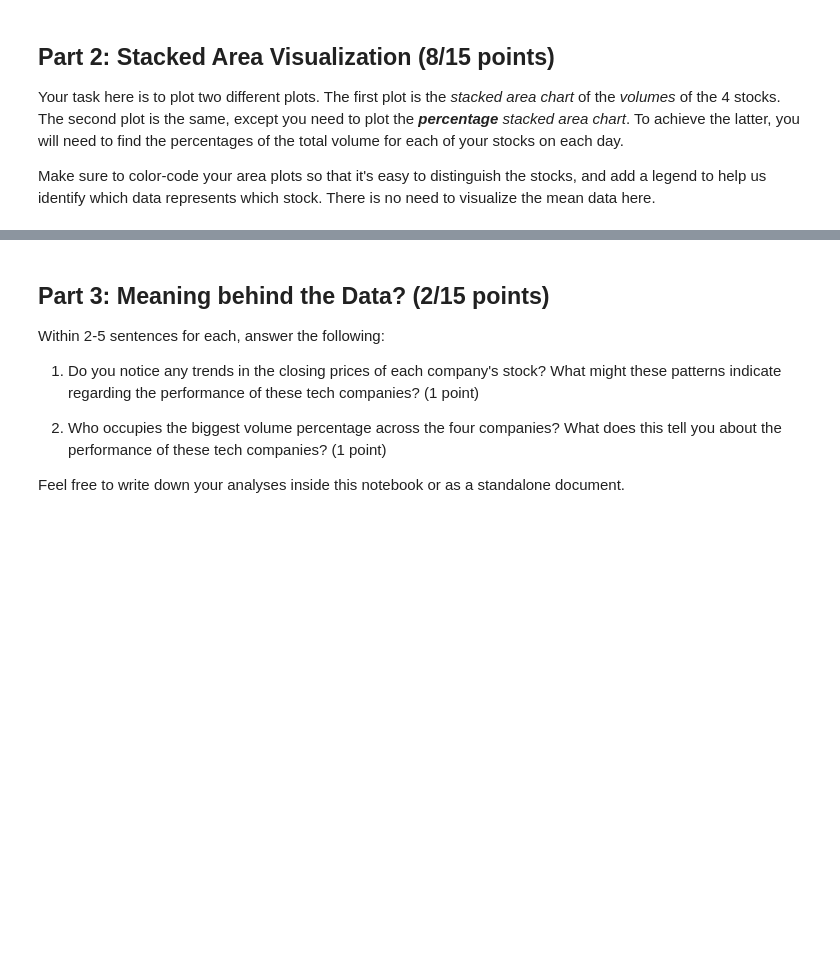
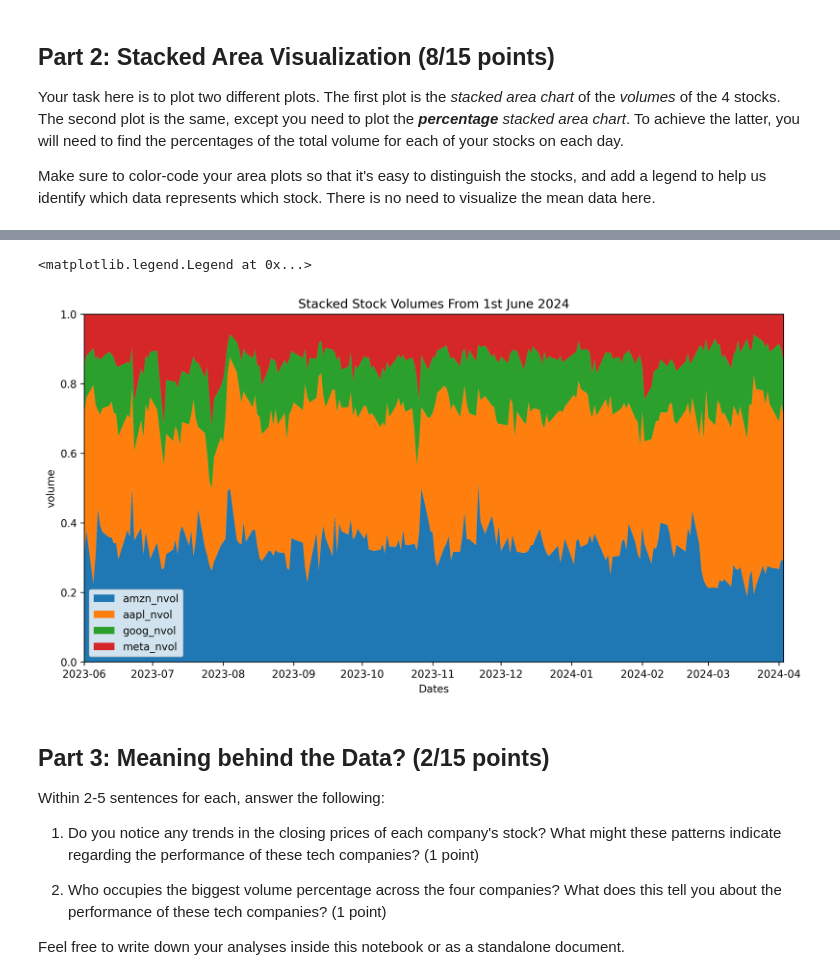
Before and after one commit to pxndey/csgy6313_infoViz, a Jupyter notebook: project_3/hw3.ipynb, the cells around one changed output, grey strips where cells are left out. Cells and saved outputs as stored; diff of their text form; code cells hidden in the pictures; blank space fills up the shorter version.

```diff
--- a/project_3/hw3.ipynb
+++ b/project_3/hw3.ipynb
@@ -65,3 +144,27 @@ Make sure to color-code your area plots so that it's easy to distinguish the sto
+# %%
+"""
+    Matplotlib does not have a percentage stacked plot, so we need to add up the stocks and normalise across each day.
+"""
+volume = np.vstack([df["amzn_vol"],df["aapl_vol"],df["goog_vol"],df["meta_vol"]])
+norm = volume.sum(axis=0)
+nvol = volume/norm
+df['amzn_nvol'] = nvol[0]
+df['aapl_nvol'] = nvol[1]
+df['goog_nvol'] = nvol[2]
+df['meta_nvol'] = nvol[3]
+
+fig,axs = plt.subplots(figsize=(12,6),dpi=300)
+axs.stackplot(df['date'],df['amzn_nvol'],df['aapl_nvol'],df['goog_nvol'],df['meta_nvol'],labels=['amzn_nvol','aapl_nvol','goog_nvol','meta_nvol'])
+
+plt.xlim(pd.Timestamp("2023-06-01"),pd.Timestamp("2024-04-03"))
+plt.ylim(0,1)
+plt.title("Stacked Stock Volumes From 1st June 2024")
+plt.xlabel("Dates")
+plt.ylabel("volume")
+axs.legend()
+# %% [output]
+<matplotlib.legend.Legend at 0x...>
+[figure, added]
 # %% [markdown]
 ## Part 3: Meaning behind the Data? (2/15 points)
 
```
Also changed, not shown: parts of 9 cells of this notebook.
